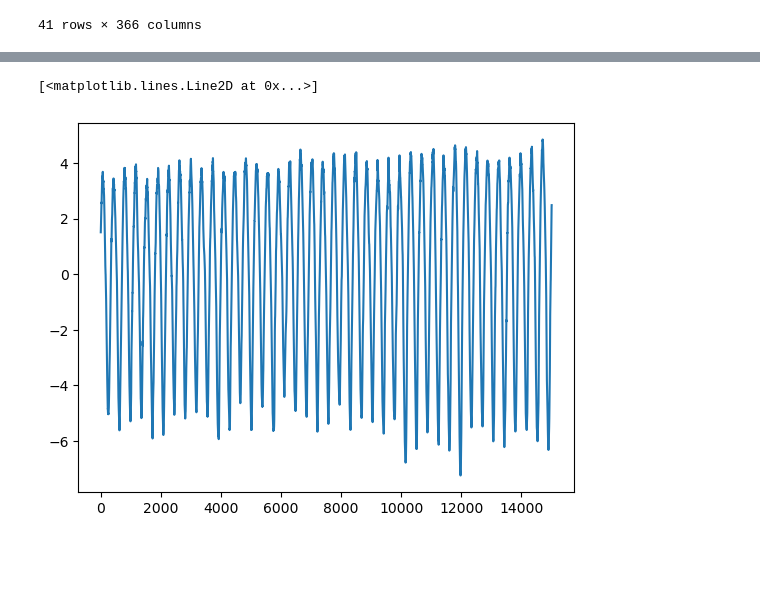
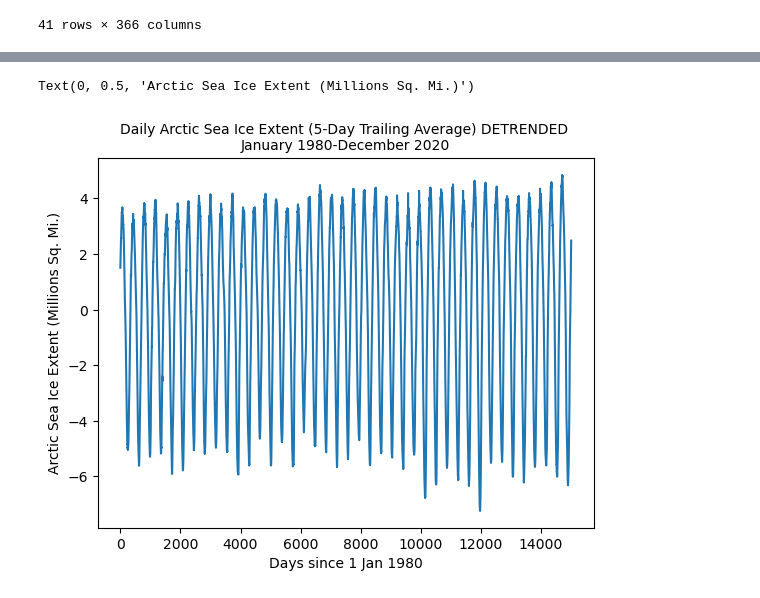
Before and after one commit to wxwizard/hydro_project, a Jupyter notebook: seaice_data.ipynb, the cells around one changed output, grey strips where cells are left out. Drawn from its saved outputs; the diff is of its cells as text; code cells hidden in the pictures; blank space fills up the shorter version.

Commit message:
Updated seaice data

```diff
--- a/seaice_data.ipynb
+++ b/seaice_data.ipynb
@@ -75,12 +79,14 @@ plt.plot(extent)
 # %%
 import scipy.signal as ss
 seaice_detrended = ss.detrend(extent)
 
-plot = plt.plot(seaice_detrended)
-plot
+plt.plot(seaice_detrended)
+plt.title('Daily Arctic Sea Ice Extent (5-Day Trailing Average) DETRENDED \nJanuary 1980-December 2020', fontsize=10)
+plt.xlabel('Days since 1 Jan 1980')
+plt.ylabel('Arctic Sea Ice Extent (Millions Sq. Mi.)')
 # %% [output]
-[<matplotlib.lines.Line2D at 0x...>]
+Text(0, 0.5, 'Arctic Sea Ice Extent (Millions Sq. Mi.)')
-[figure, old version]
+[figure, new version]
 # %%
 from datetime import datetime as dt, timedelta as td
 seaice = np.array(seaice_detrended).reshape(41, 366)
```
Also changed, not shown: parts of 22 cells of this notebook, 2 other files.
